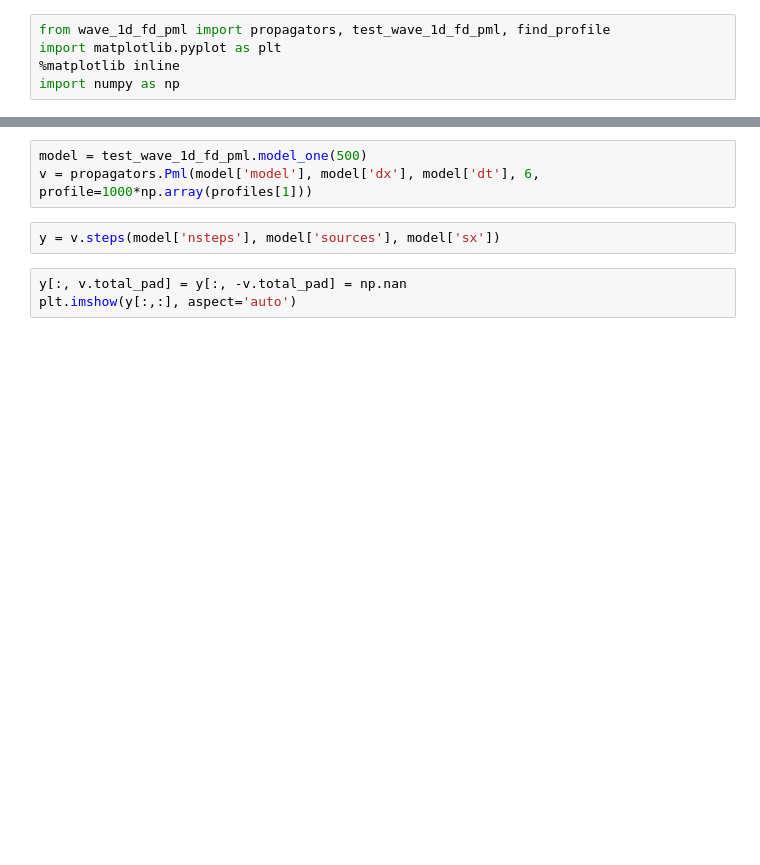
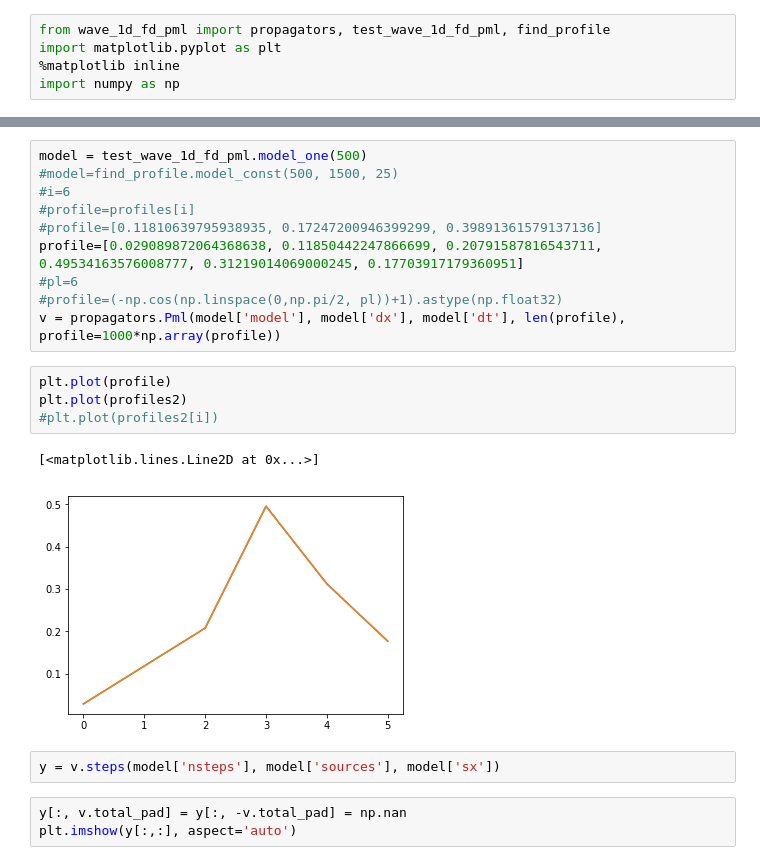
Before and after one commit to ar4/wave_1d_fd_pml, a Jupyter notebook: notebooks/wave_1d_fd_pml2.ipynb, the cells around one changed output, grey strips where cells are left out. Cells and saved outputs as stored; diff of their text form; blank space fills up the shorter version.

```diff
--- a/notebooks/wave_1d_fd_pml2.ipynb
+++ b/notebooks/wave_1d_fd_pml2.ipynb
@@ -21,6 +68,20 @@ for p,_ in enumerate(profile_lens):
-# %%
-model = test_wave_1d_fd_pml.model_one(500)
-v = propagators.Pml(model['model'], model['dx'], model['dt'], 6, profile=1000*np.array(profiles[1]))
+# %%
+model = test_wave_1d_fd_pml.model_one(500)
+#model=find_profile.model_const(500, 1500, 25)
+#i=6
+#profile=profiles[i]
+#profile=[0.11810639795938935, 0.17247200946399299, 0.39891361579137136]
+profile=[0.029089872064368638, 0.11850442247866699, 0.20791587816543711, 0.49534163576008777, 0.31219014069000245, 0.17703917179360951]
+#pl=6
+#profile=(-np.cos(np.linspace(0,np.pi/2, pl))+1).astype(np.float32)
+v = propagators.Pml(model['model'], model['dx'], model['dt'], len(profile), profile=1000*np.array(profile))
+# %%
+plt.plot(profile)
+plt.plot(profiles2)
+#plt.plot(profiles2[i])
+# %% [output]
+[<matplotlib.lines.Line2D at 0x...>]
+[figure, added]
 # %%
 y = v.steps(model['nsteps'], model['sources'], model['sx'])
 # %%
```
Also changed, not shown: parts of 14 cells of this notebook, 3 other files.
